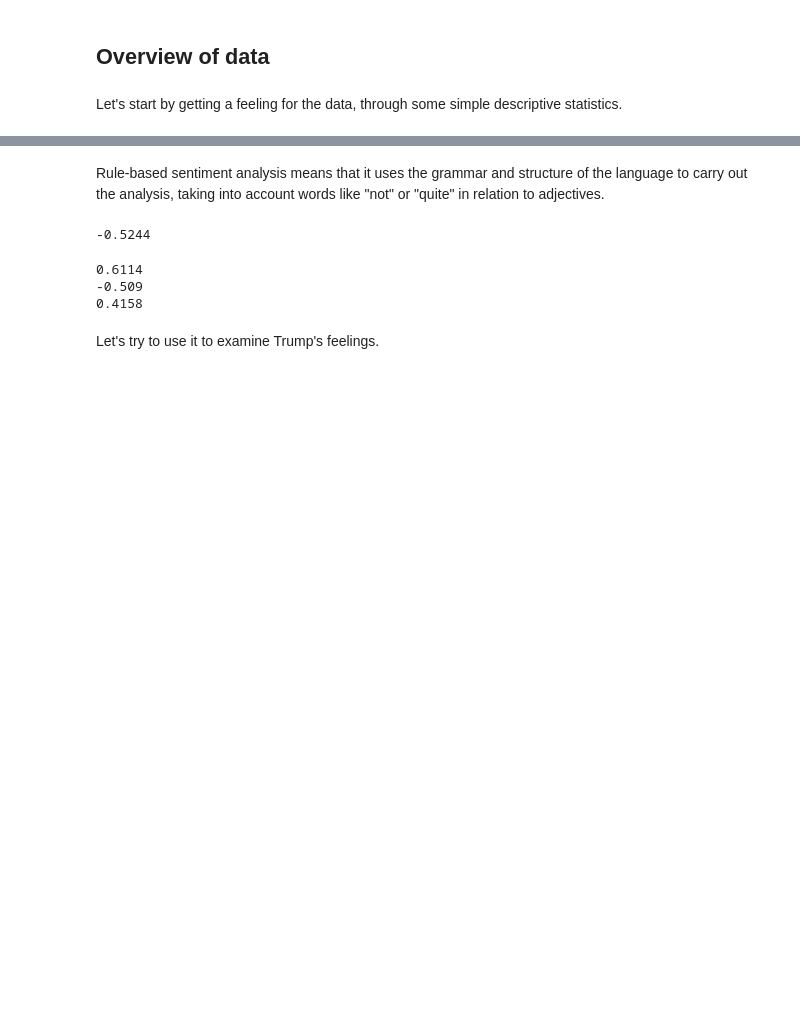
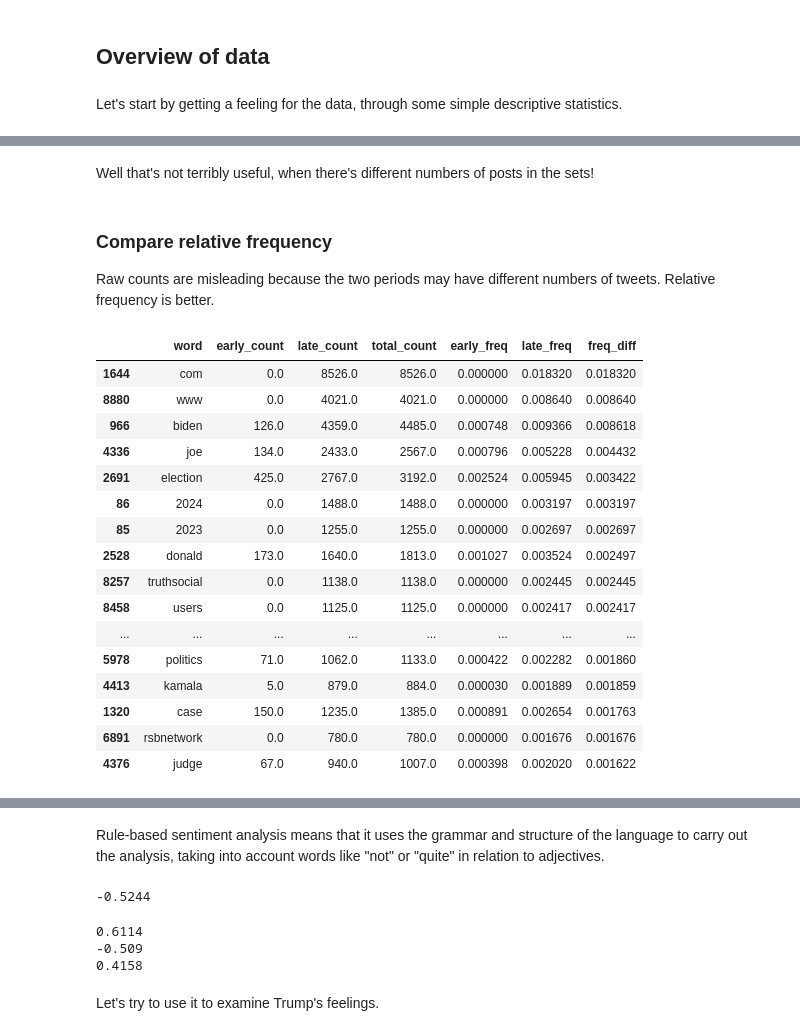
Before and after one commit to cssmodels/ComputationalSocialScienceCourse, a Jupyter notebook: Week 3 - Natural Language Processing/NLP.ipynb, the cells around one changed output, grey strips where cells are left out. Drawn from its saved outputs; the diff is of its cells as text; code cells hidden in the pictures; blank space fills up the shorter version.

```diff
--- a/Week 3 - Natural Language Processing/NLP.ipynb
+++ b/Week 3 - Natural Language Processing/NLP.ipynb
@@ -446,0 +94,4 @@ VADER is a simple rule-based sentiment analysis method. Like all rule-based meth
+# %%
+# More useful is using to_period. this will keep months and years together.
+posts["month_year"] = posts["date"].dt.to_period("M")
+posts[["date", "month", "year", "month_year", "text"]].head()
@@ -446,0 +147,6 @@ VADER is a simple rule-based sentiment analysis method. Like all rule-based meth
+# %%
+# 4: tokenize very simply
+
+posts["tokens"] = posts["clean_text"].str.split() #here, we just split the string from clean text into a list of individual words.
+
+posts[["clean_text", "tokens"]].head()
@@ -446,0 +245,15 @@ VADER is a simple rule-based sentiment analysis method. Like all rule-based meth
+# %%
+# 7: create a bag-of-words representation with scikit-learn
+# a document term matrix is basically: each row is your document, and each column is the unique words. Then the rows have either a 1 or a 0 for the word indicating
+# if the word is in the document or not.
+
+#again: you can name this vectorizer whatever, it could be named bob. In a later step, we name it "vec"
+vectorizer = CountVectorizer(
+    lowercase=True,
+    stop_words="english", # built-in feature! No need to make a dictionary.
+    min_df=20   # only keep words that appear in at least 20 tweets
+)
+
+X = vectorizer.fit_transform(posts["text"])
+
+print("Shape of document-term matrix:", X.shape) #we have 80927 posts and 5603 unique words.
@@ -446,0 +295,9 @@ VADER is a simple rule-based sentiment analysis method. Like all rule-based meth
+# %%
+# 9: define two periods
+
+# Let's compare Trump's first govermnent with when he was out of office.
+early = posts[(posts["date"] >= "2016-11-01") & (posts["date"] < "2020-1-01")].copy()
+late = posts[(posts["date"] >= "2020-01-01") & (posts["date"] < "2024-11-01")].copy()
+
+print("Early tweets:", len(early))
+print("Late tweets:", len(late))
@@ -446,0 +367,34 @@ VADER is a simple rule-based sentiment analysis method. Like all rule-based meth
+# %% [markdown]
+Well that's not terribly useful, when there's different numbers of posts in the sets!
+# %% [markdown]
+### Compare relative frequency
+Raw counts are misleading because the two periods may have different numbers of tweets. Relative frequency is better.
+# %%
+early_total = compare["early_count"].sum()
+late_total = compare["late_count"].sum()
+
+# calculate the relative frequency.
+compare["early_freq"] = compare["early_count"] / early_total
+compare["late_freq"] = compare["late_count"] / late_total
+
+compare["freq_diff"] = compare["late_freq"] - compare["early_freq"]
+
+compare.sort_values("freq_diff", ascending=False).head(20) # A positive freq_diff means the word became more common in the late period. A negative value means it became less common.
+# %% [output]
+|  | word | early_count | late_count | total_count | early_freq | late_freq | freq_diff |
+| 1644 | com | 0.0 | 8526.0 | 8526.0 | 0.000000 | 0.018320 | 0.018320 |
+| 8880 | www | 0.0 | 4021.0 | 4021.0 | 0.000000 | 0.008640 | 0.008640 |
+| 966 | biden | 126.0 | 4359.0 | 4485.0 | 0.000748 | 0.009366 | 0.008618 |
+| 4336 | joe | 134.0 | 2433.0 | 2567.0 | 0.000796 | 0.005228 | 0.004432 |
+| 2691 | election | 425.0 | 2767.0 | 3192.0 | 0.002524 | 0.005945 | 0.003422 |
+| 86 | 2024 | 0.0 | 1488.0 | 1488.0 | 0.000000 | 0.003197 | 0.003197 |
+| 85 | 2023 | 0.0 | 1255.0 | 1255.0 | 0.000000 | 0.002697 | 0.002697 |
+| 2528 | donald | 173.0 | 1640.0 | 1813.0 | 0.001027 | 0.003524 | 0.002497 |
+| 8257 | truthsocial | 0.0 | 1138.0 | 1138.0 | 0.000000 | 0.002445 | 0.002445 |
+| 8458 | users | 0.0 | 1125.0 | 1125.0 | 0.000000 | 0.002417 | 0.002417 |
+| ... | ... | ... | ... | ... | ... | ... | ... |
+| 5978 | politics | 71.0 | 1062.0 | 1133.0 | 0.000422 | 0.002282 | 0.001860 |
+| 4413 | kamala | 5.0 | 879.0 | 884.0 | 0.000030 | 0.001889 | 0.001859 |
+| 1320 | case | 150.0 | 1235.0 | 1385.0 | 0.000891 | 0.002654 | 0.001763 |
+| 6891 | rsbnetwork | 0.0 | 780.0 | 780.0 | 0.000000 | 0.001676 | 0.001676 |
+| 4376 | judge | 67.0 | 940.0 | 1007.0 | 0.000398 | 0.002020 | 0.001622 |
```
Also changed, not shown: parts of 145 cells of this notebook.
